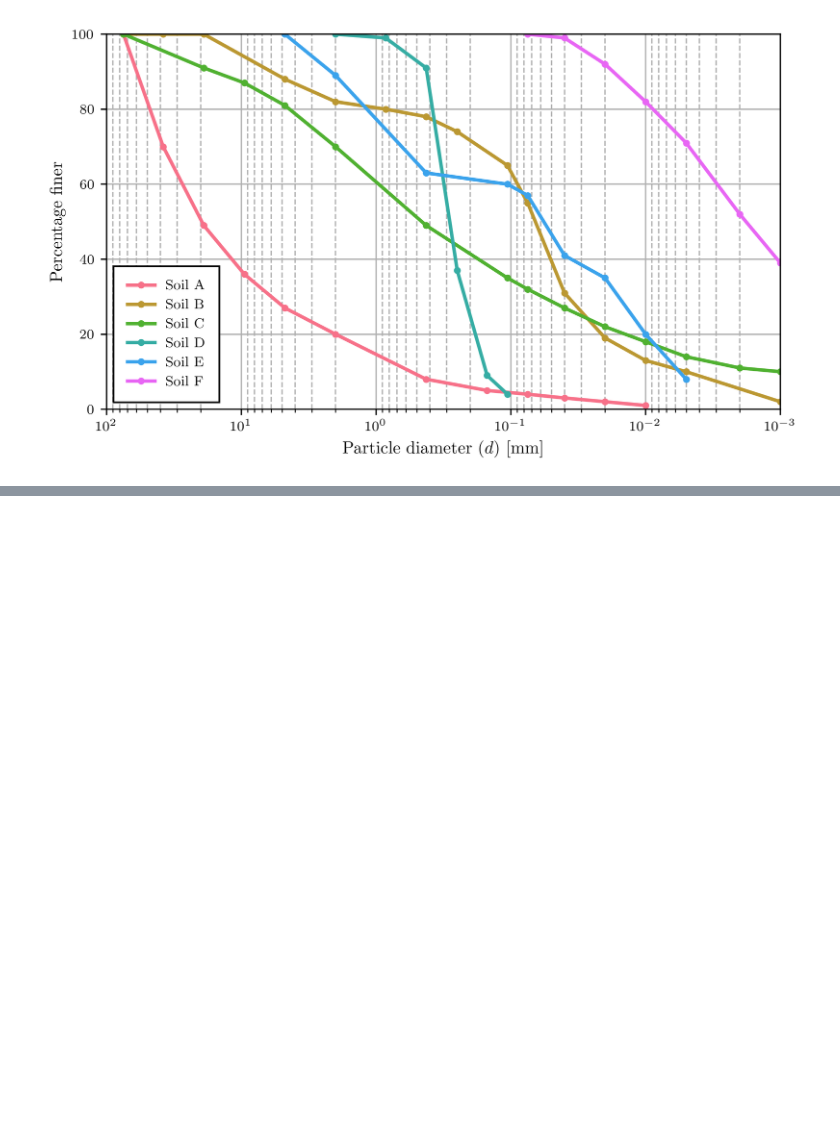
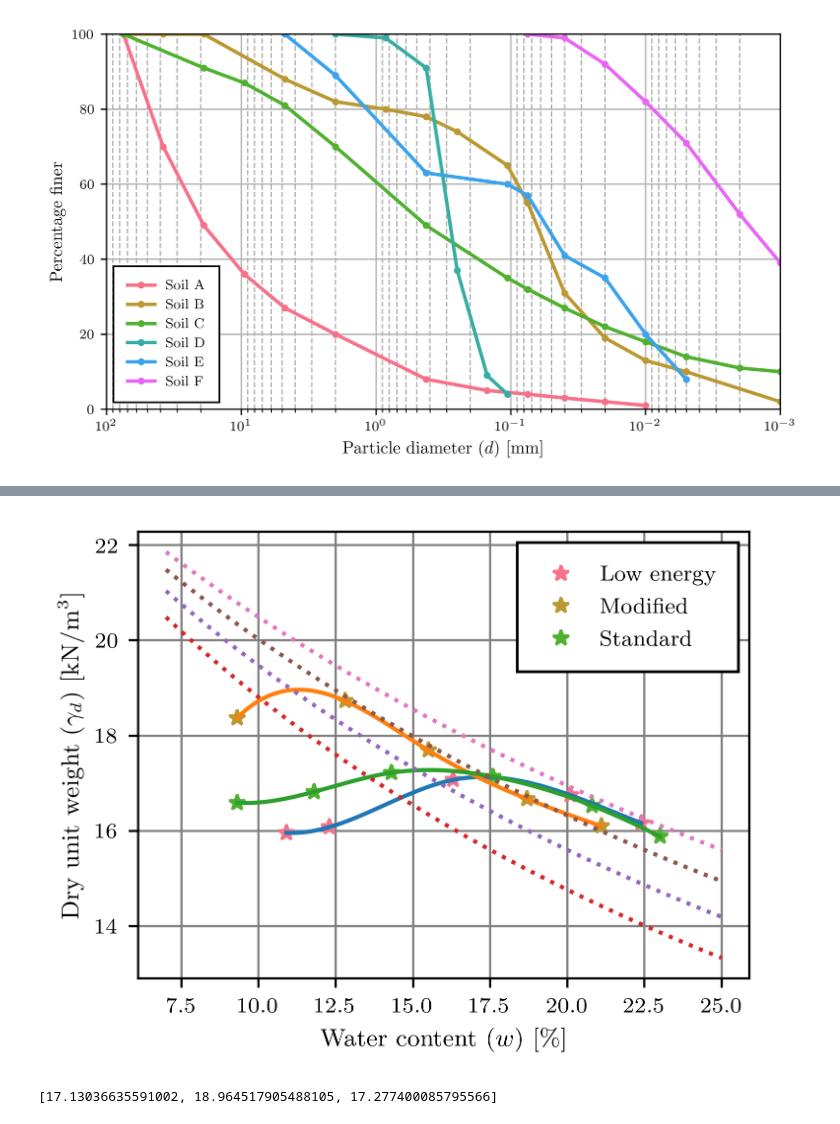
Before and after one commit to luisez1988/CIE365-Soil-mechanics, a Jupyter notebook: grain_size/Exercises and Homework assigment problems.ipynb, the cells around one changed output, grey strips where cells are left out. Cells and saved outputs as stored; diff of their text form; code cells hidden in the pictures; blank space fills up the shorter version.

```diff
--- a/grain_size/Exercises and Homework assigment problems.ipynb
+++ b/grain_size/Exercises and Homework assigment problems.ipynb
@@ -206,3 +206,5 @@ plt.grid(b=True, which='minor', linestyle='--')
 plt.savefig('P7.svg')
 # %% [output]
 [figure]
+# %%
+data_compaction, _, _=FF.OpenFromFolder()
@@ -208,0 +222,30 @@ plt.savefig('P7.svg')
+# %%
+legend_comp=[r'Low energy',  r'Modified', r'Standard']
+GF.PlotAll(data_compaction, legend_comp, 'w', 'y', mode='*', hold=1, xsize=4, ysize=3,\
+          xlabel=r'Water content ($w$) [\%]', ylabel=r'Dry unit weight ($\gamma_d$) [kN/m$^3$]')
+
+# Fit to data
+y_max=[]
+for frame in data_compaction:
+    xnew= np.linspace(frame['w'].min(), frame['w'].max(), 300)
+    spl = make_interp_spline(frame['w'],frame['y'], k=3)
+    y_smooth = spl( xnew)
+    y_max.append(max(y_smooth))
+    plt.plot(xnew,y_smooth)
+
+# Saturation lines
+S=[0.7, 0.8, 0.9, 1]
+xnew= np.linspace(7, 25, 300)
+for s in S:
+    y=2.64*9.81/(1+(xnew*2.64/100)/s)
+    plt.plot(xnew,y, ':')
+
+plt.grid(b=True, which='major', color='grey', linestyle='-')
+plt.grid(b=True, which='minor', color='grey', linestyle='--')
+plt.savefig('P8.svg')
+# %% [output]
+[figure, added]
+# %%
+y_max
+# %% [output]
+[17.13036635591002, 18.964517905488105, 17.277400085795566]
```
Also changed, not shown: parts of 2 cells of this notebook, 14 other files.
